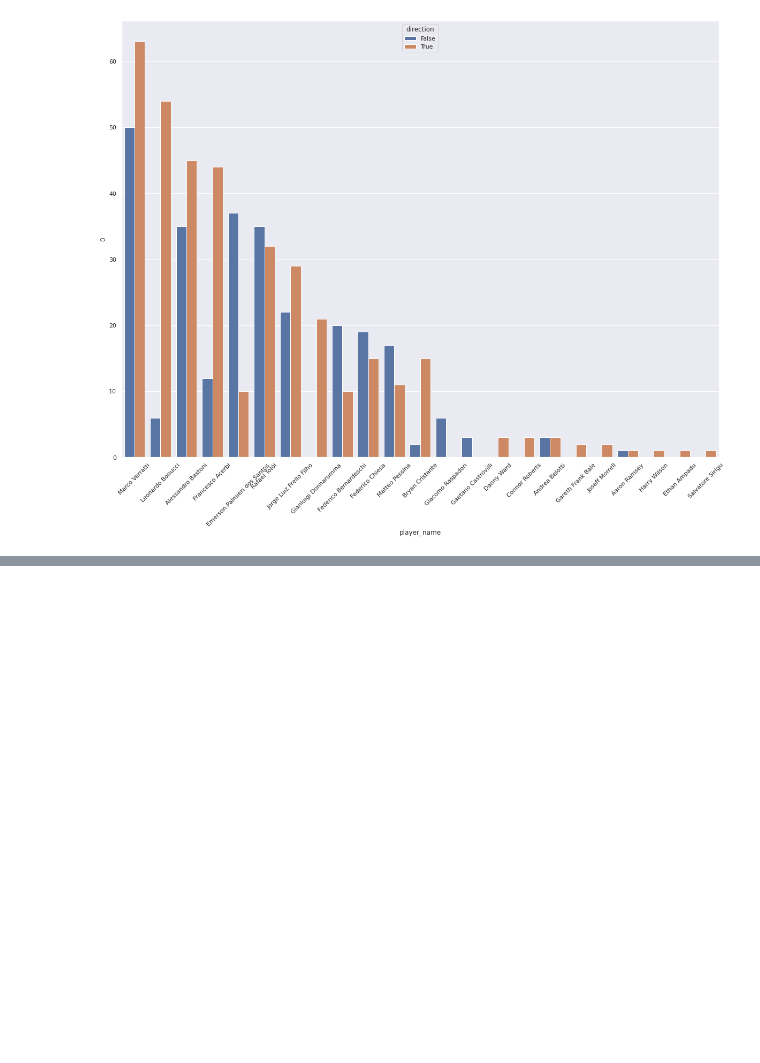
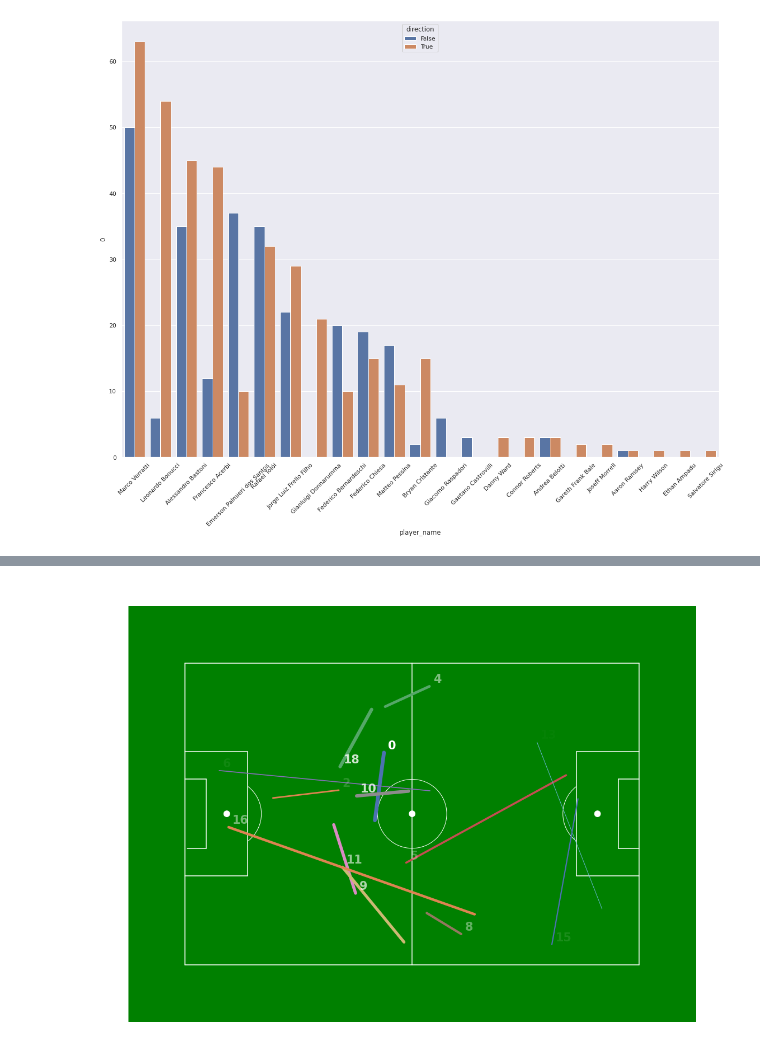
Before and after one commit to aegonwolf/socceranalytics, a Jupyter notebook: new-charts.ipynb, the cells around one changed output, grey strips where cells are left out. Cells and saved outputs as stored; diff of their text form; code cells hidden in the pictures; blank space fills up the shorter version.

```diff
--- a/new-charts.ipynb
+++ b/new-charts.ipynb
@@ -1808,0 +1886,17 @@ plt.show()
+# %%
+clusters_wales2['size'] = wpasses.groupby('gmm_cluster').size()
+fig, ax = create_pitch(120, 80,'white')
+for index, pass_ in clusters_wales2.iterrows():
+    if (index < 0):
+        continue
+    x, y = pass_['x'], pass_['y']
+    end_x, end_y = pass_['end_x'], pass_['end_y']
+    color = 'blue'
+    y = 80 - y
+    end_y = 80 - end_y
+    lwidth = np.sqrt(pass_['size'])
+    plt.plot([x, end_x], [y, end_y], linewidth = lwidth)
+    plt.text((x+1),y+1,index, color = "white", fontweight = 'bold', fontsize = 'xx-large', alpha = pass_['size'] / clusters_wales2['size'].max())
+    plt.savefig('gmm_cluster_size.png')
+# %% [output]
+[figure, added]
```
Also changed, not shown: parts of 14 cells of this notebook.
